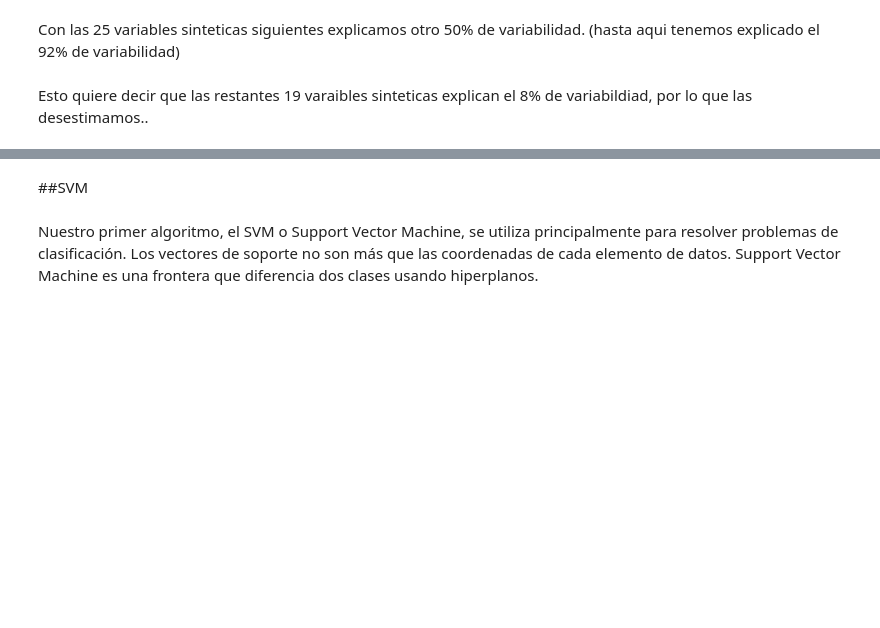
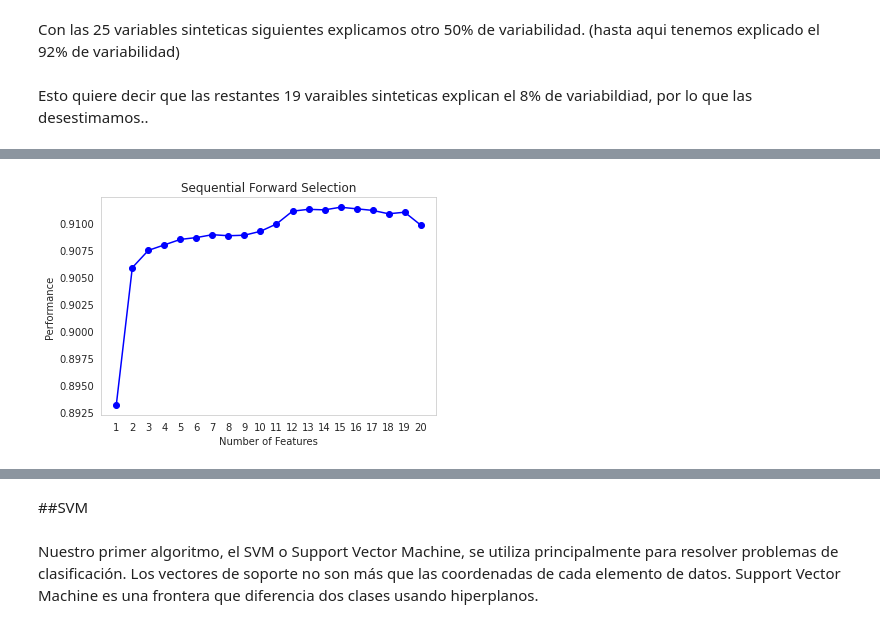
Before and after one commit to Dotto-Luis/CoderHouse-Challenges, a Jupyter notebook: EntregaFinal_BankMarketing.ipynb, the cells around one changed output, grey strips where cells are left out. Drawn from its saved outputs; the diff is of its cells as text; code cells hidden in the pictures; blank space fills up the shorter version.

```diff
--- a/EntregaFinal_BankMarketing.ipynb
+++ b/EntregaFinal_BankMarketing.ipynb
@@ -987,0 +939,3 @@ print(df_model.shape)
+# %%
+X = df1.iloc[:,:-1]
+y = df1.iloc[:,-1]
@@ -987,0 +955,3 @@ print(df_model.shape)
+# %%
+feature_names=tuple(X.columns)
+feature_names
@@ -987,0 +986,10 @@ print(df_model.shape)
+# %%
+sfsl = SFS(LGR(max_iter=3000),
+           k_features='best',
+           forward=True, #activamos el Forward selection
+           floating=False,
+           verbose=2,
+           scoring='accuracy',
+           cv=0)
+# %%
+sfsl = sfsl.fit(X,y,custom_feature_names=feature_names)
@@ -987,0 +1058,9 @@ print(df_model.shape)
+# %%
+
+figl = plot_sfs(sfsl.get_metric_dict(confidence_interval=0.95),kind='std_err')
+
+plt.title('Sequential Forward Selection')
+plt.grid()
+plt.show()
+# %% [output]
+[figure, added]
```
Also changed, not shown: parts of 128 cells of this notebook.
